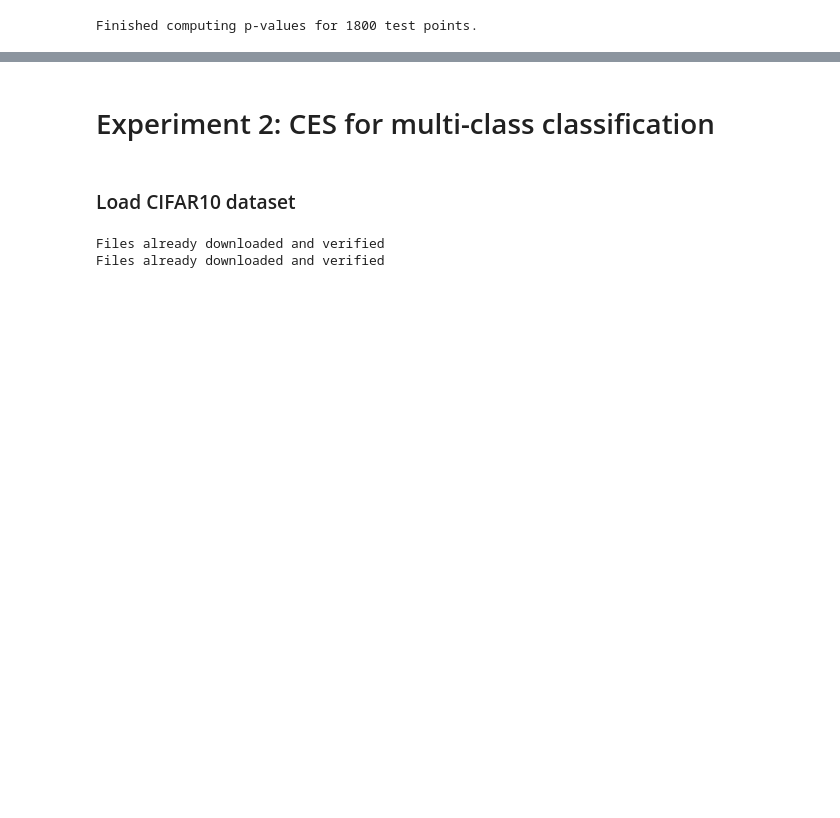
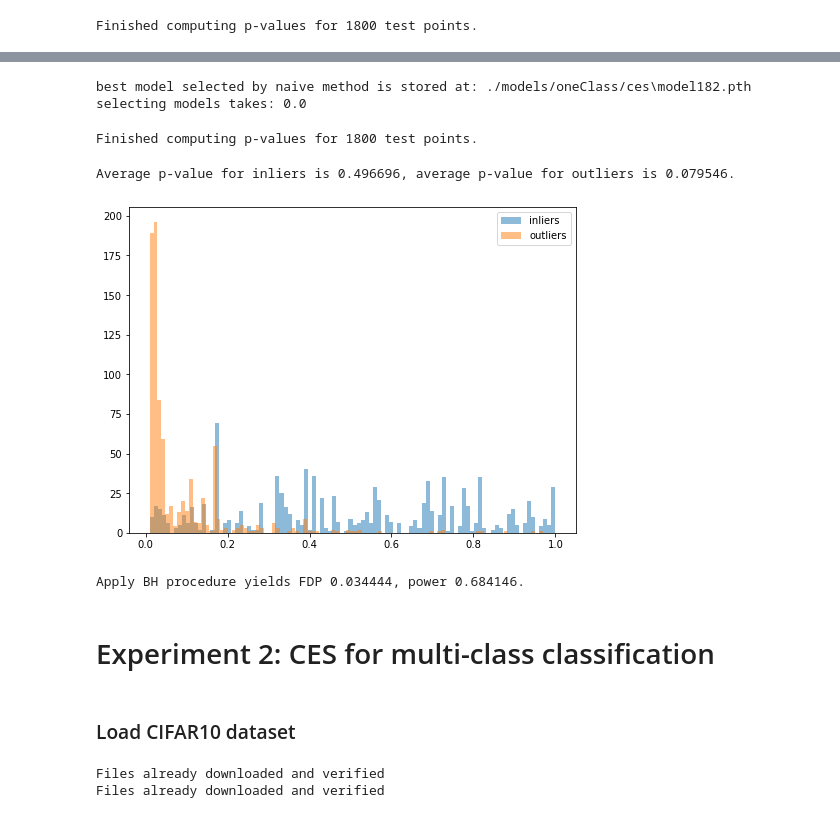
Before and after one commit to ZiyiLiang/Conformalized_early_stopping, a Jupyter notebook: notebook_examples/Conformalized Early Stopping.ipynb, the cells around one changed output, grey strips where cells are left out. Drawn from its saved outputs; the diff is of its cells as text; code cells hidden in the pictures; blank space fills up the shorter version.

```diff
--- a/notebook_examples/Conformalized Early Stopping.ipynb
+++ b/notebook_examples/Conformalized Early Stopping.ipynb
@@ -438,3 +455,26 @@ Apply BH procedure yields FDP 0.047222, power 0.741463.
+# %%
+# Pick the best model for each test point
+start = time.time()
+best_loss_naive, best_model_naive, val_loss_history_naive = CES_oc_ces.select_model()
+print('best model selected by naive method is stored at:', best_model_naive)
+print('selecting models takes:', time.time()-start)
+# %% [output]
+best model selected by naive method is stored at: ./models/oneClass/ces\model182.pth
+selecting models takes: 0.0
+# %%
+pvals_naive = C_PVals_ces.compute_pvals(inputs, [best_model_naive]*len(inputs))
+# %% [output]
+Finished computing p-values for 1800 test points.
+# %%
+plot_pvals(pvals_naive, labels)
+# %% [output]
+Average p-value for inliers is 0.496696, average p-value for outliers is 0.079546.
+[figure, added]
+# %%
+fdp, power = evaluate_bh(pvals_naive, labels, alpha=0.1)
+print('Apply BH procedure yields FDP {:3f}, power {:3f}.'.format(fdp,power))
+# %% [output]
+Apply BH procedure yields FDP 0.034444, power 0.684146.
 # %% [markdown]
 # Experiment 2: CES for multi-class classification
 # %% [markdown]
```
Also changed, not shown: parts of 32 cells of this notebook, 6 other files.
